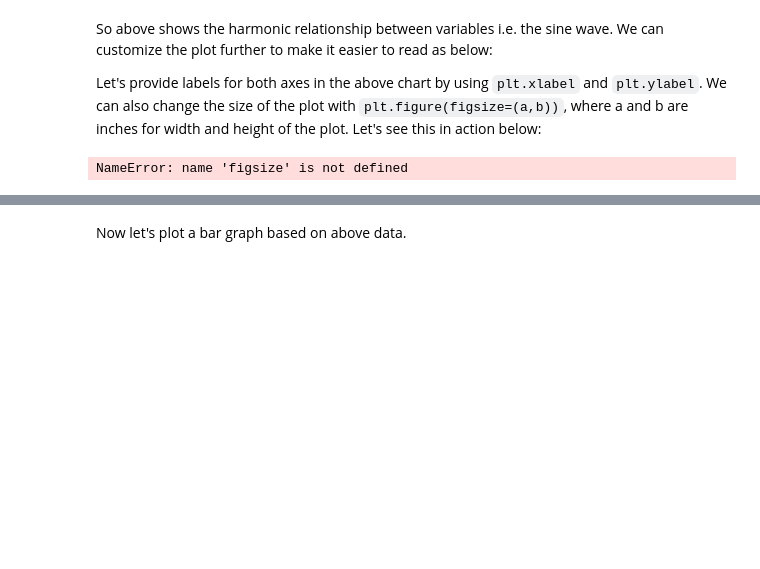
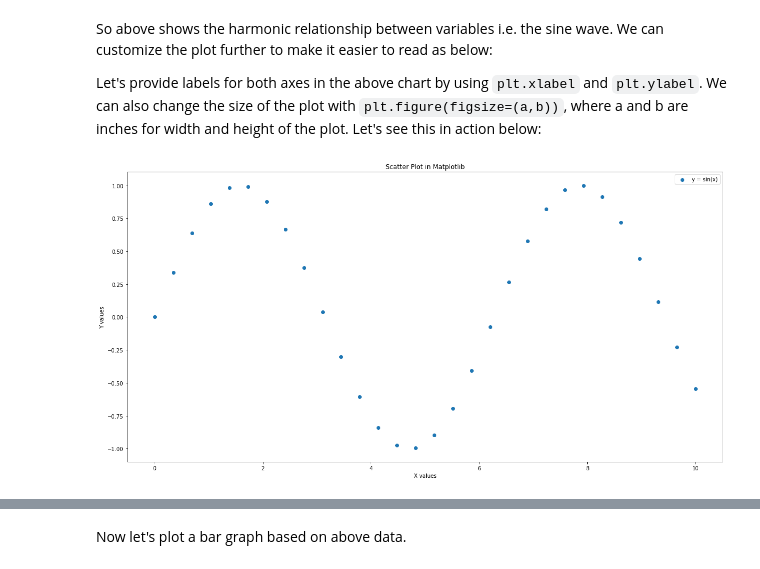
Before and after one commit to Pietrassyk/dsc-data-viz-nyc-ds-career-042219, a Jupyter notebook: index.ipynb, the cells around one changed output, grey strips where cells are left out. Saved outputs shown, nothing was run; the diff lists cells and outputs as text; code cells hidden in the pictures; blank space fills up the shorter version.

```diff
--- a/index.ipynb
+++ b/index.ipynb
@@ -63,19 +63,19 @@ So above shows the harmonic relationship between variables i.e. the sine wave. W
 Let's provide labels for both axes in the above chart by using `plt.xlabel` and `plt.ylabel`. We can also change the size of the plot with `plt.figure(figsize=(a,b))`, where a and b are inches for width and height of the plot. Let's see this in action below:
 # %%
 # Set the figure size in inches
-plt.figure(figsize(10.0,6.0))
+plt.figure(figsize=(20,10))
 
 plt.scatter(x, y, label = "y = sin(x)" )
 
 # Set x and y axes labels
 plt.xlabel('X values')
 plt.ylabel('Y values')
 
 plt.title('Scatter Plot in Matplotlib')
 plt.legend()
 plt.show()
 # %% [output]
-NameError: name 'figsize' is not defined
+[figure, added]
 # %% [markdown]
 Remember, labeling and other customizations that you see here are applicable to almost all kinds of plots in matplotlib as we shall see ahead.
 
```
